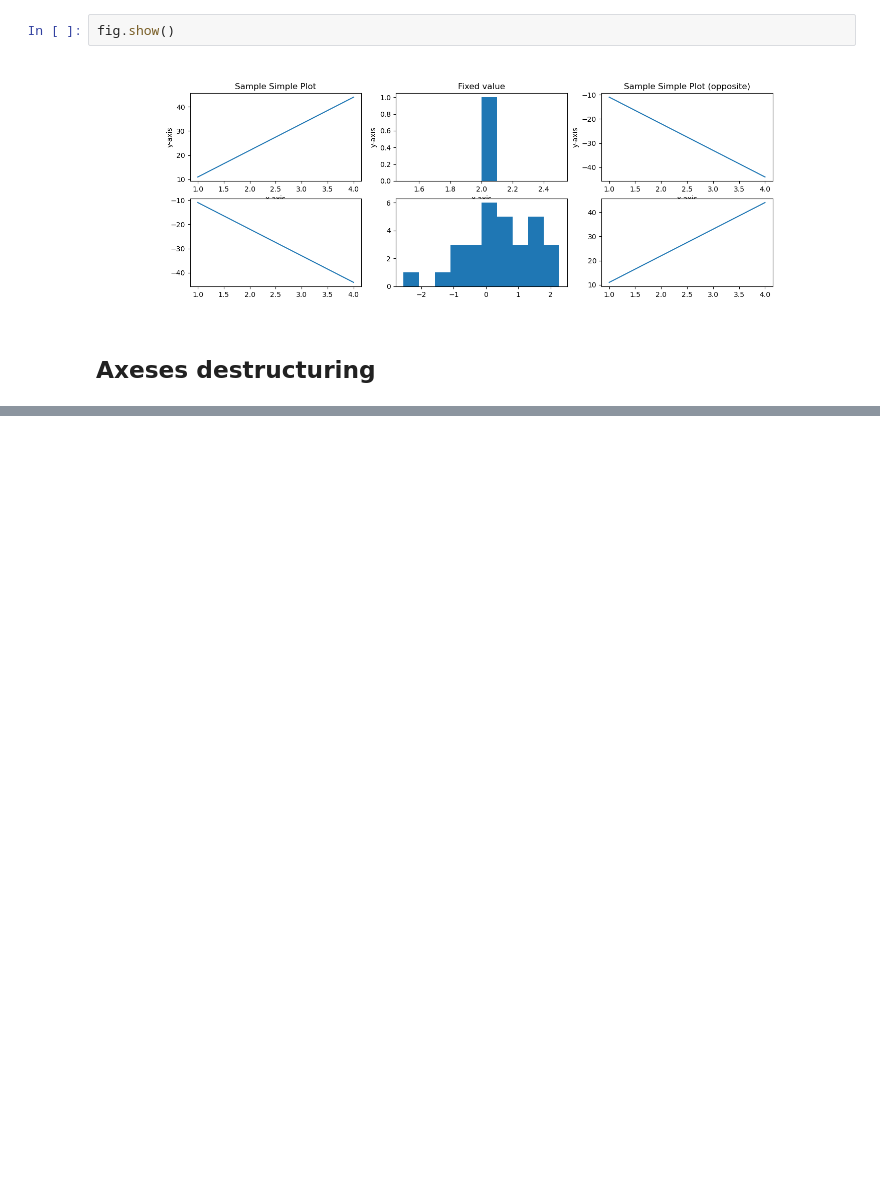
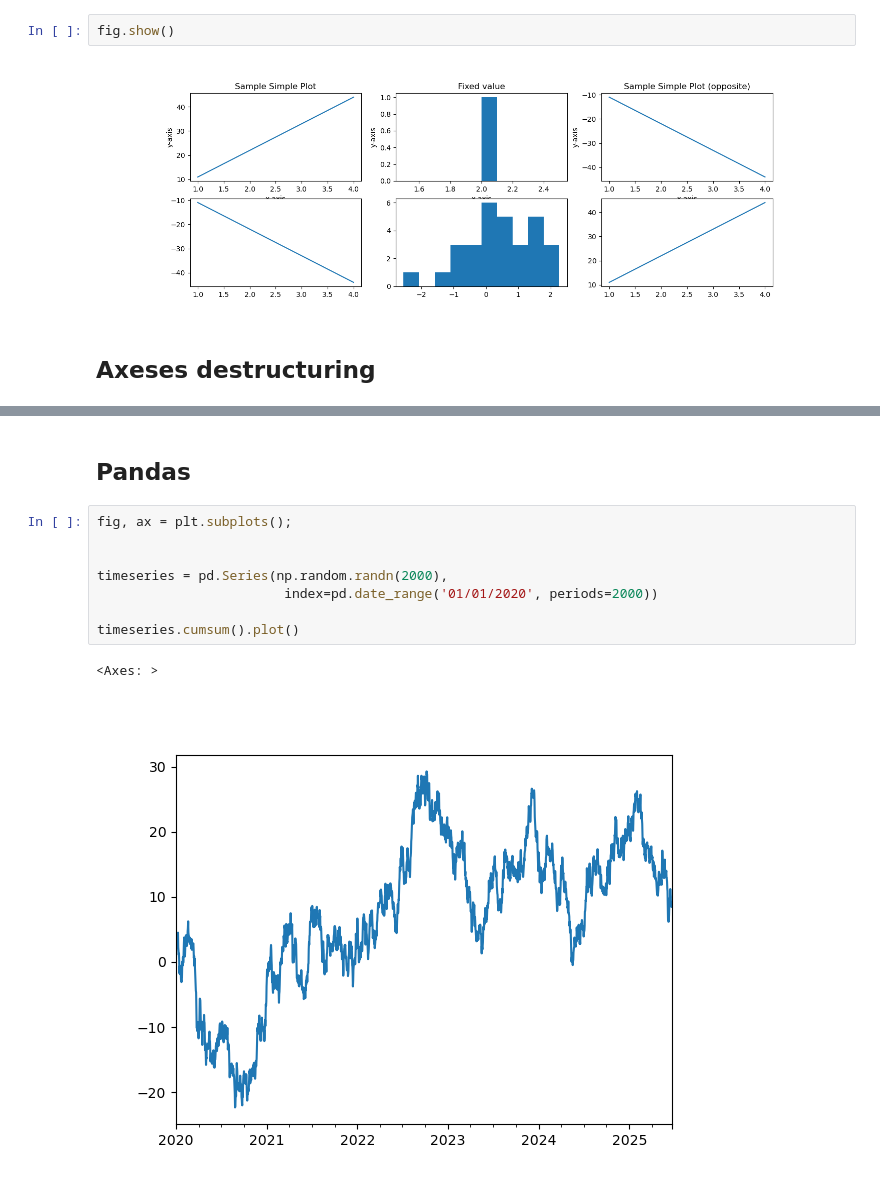
Before and after one commit to Alfablos/machine-learning-lab, a Jupyter notebook: 03_matplotlib/python/matplotlib.ipynb, the cells around one changed output, grey strips where cells are left out. Cells and saved outputs as stored; diff of their text form; blank space fills up the shorter version.

```diff
--- a/03_matplotlib/python/matplotlib.ipynb
+++ b/03_matplotlib/python/matplotlib.ipynb
@@ -54,0 +82,13 @@ Text(0.5, 0, 'x-vals')
+# %% [markdown]
+## Pandas
+# %%
+fig, ax = plt.subplots();
+
+
+timeseries = pd.Series(np.random.randn(2000),
+                        index=pd.date_range('01/01/2020', periods=2000))
+
+timeseries.cumsum().plot()
+# %% [output]
+<Axes: >
+[figure, added]
```
Also changed, not shown: parts of 15 cells of this notebook, 1 other file.
